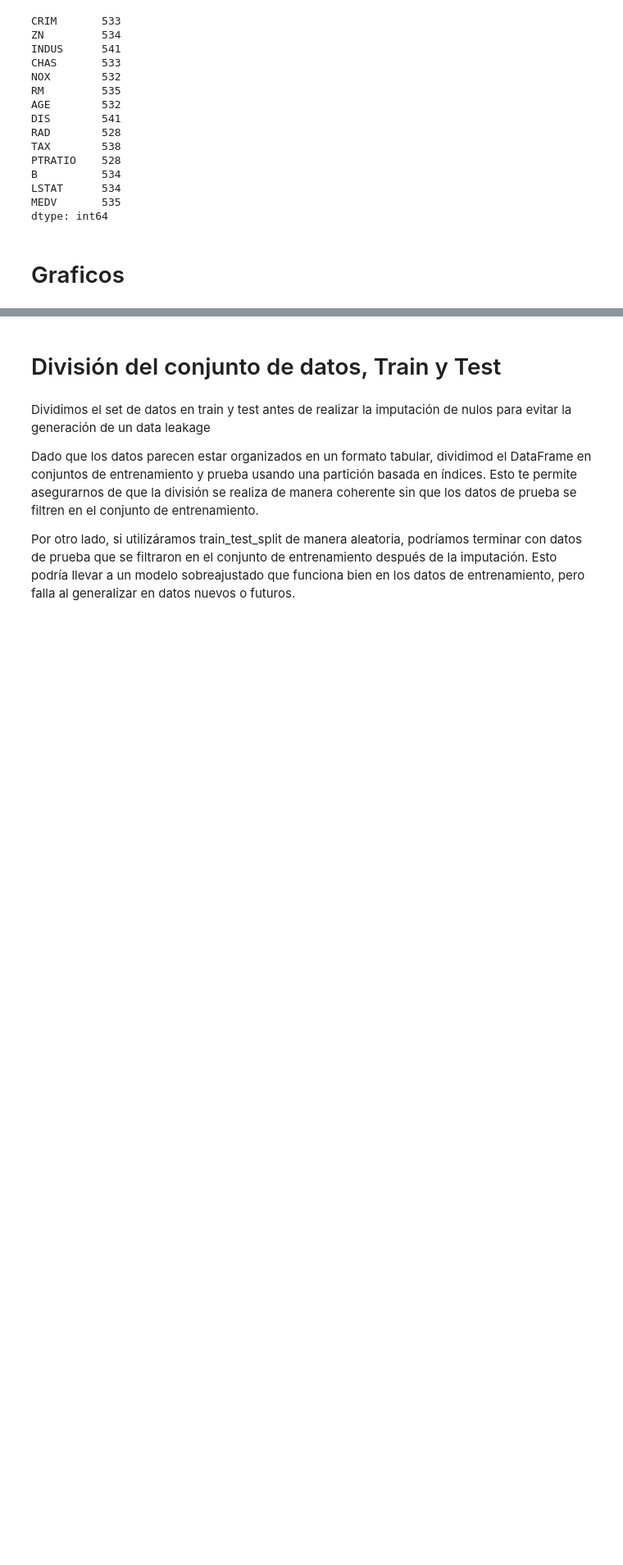
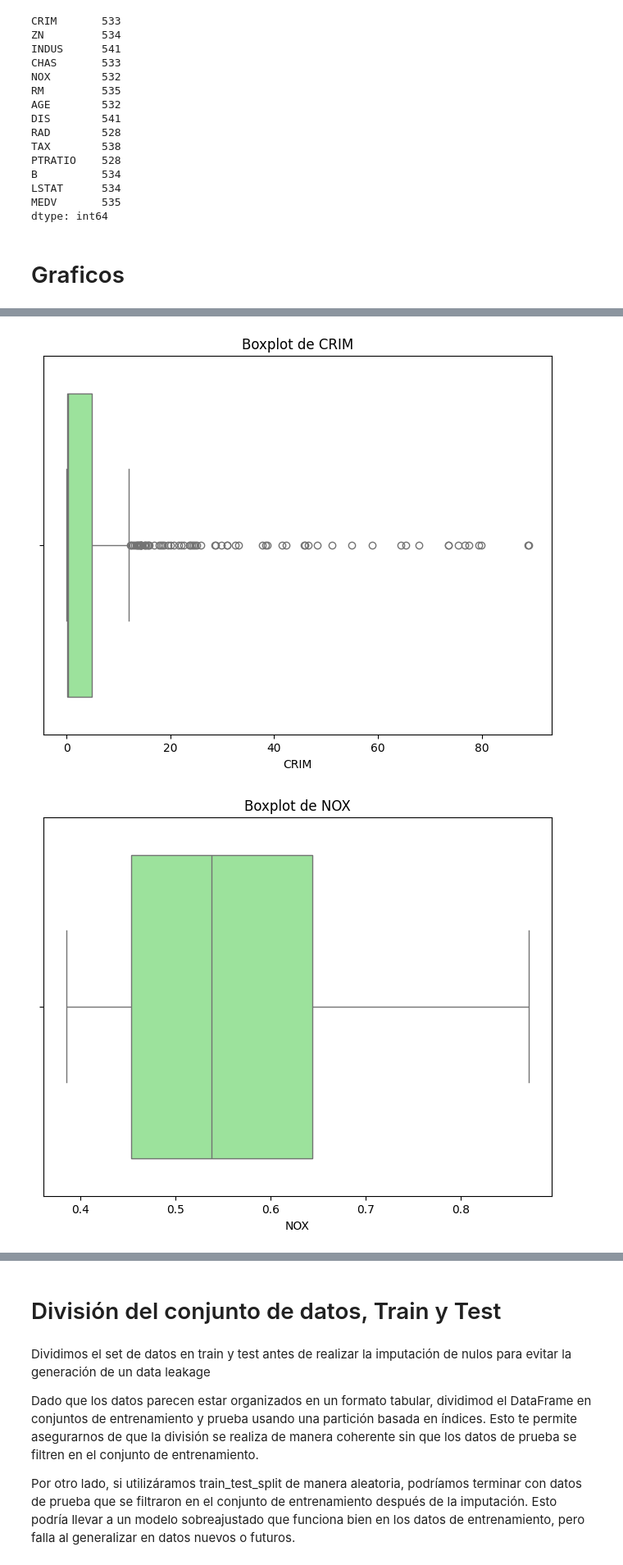
Before and after one commit to brimoresco/AA1-TUIA-Moresco-Gotting, a Jupyter notebook: PrediccionPreciosCasasAA1.ipynb, the cells around one changed output, grey strips where cells are left out. Shown at 82% size. Cells and saved outputs as stored; diff of their text form; code cells hidden in the pictures; blank space fills up the shorter version.

```diff
--- a/PrediccionPreciosCasasAA1.ipynb
+++ b/PrediccionPreciosCasasAA1.ipynb
@@ -217,0 +251,11 @@ dtype: int64
+# %%
+para_boxplot = ["CRIM", "NOX", "AGE", "DIS", "TAX", "LSTAT"]
+
+for col in para_boxplot:
+    plt.figure(figsize=(8, 6))
+    sns.boxplot(x=df[col], color='lightgreen')
+    plt.title(f'Boxplot de {col}')
+    plt.show()
+# %% [output]
+[figure, added]
+[figure, added]
```
Also changed, not shown: parts of 15 cells of this notebook, 1 other file.
